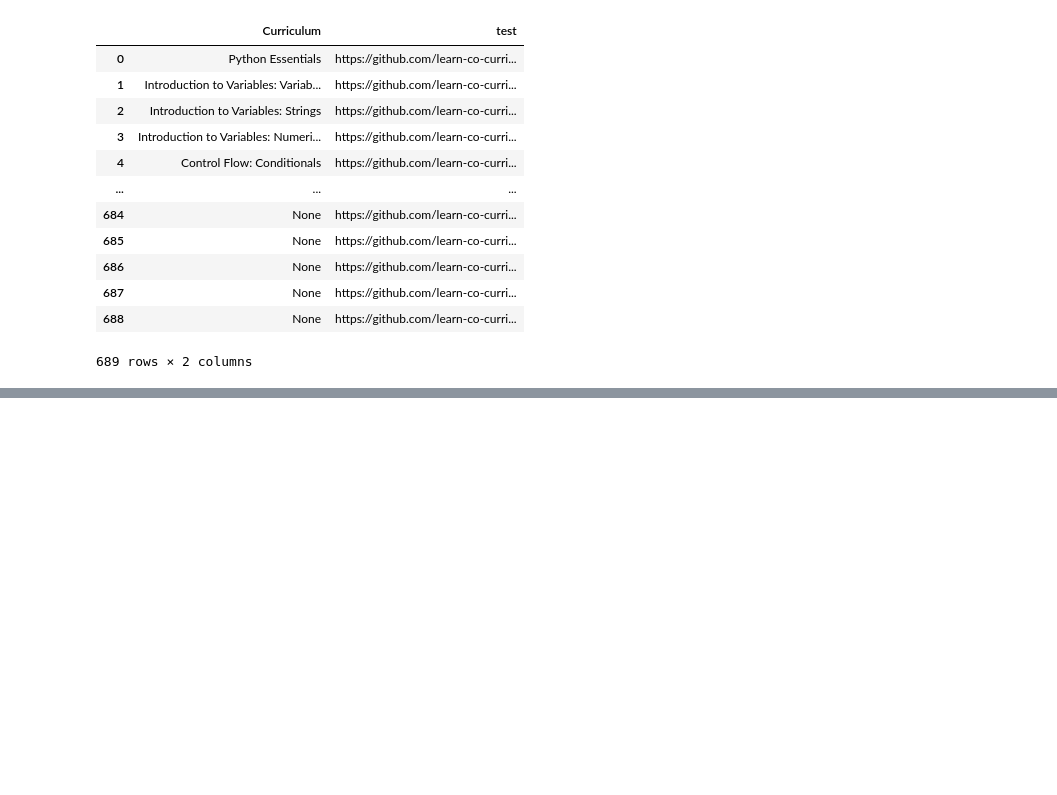
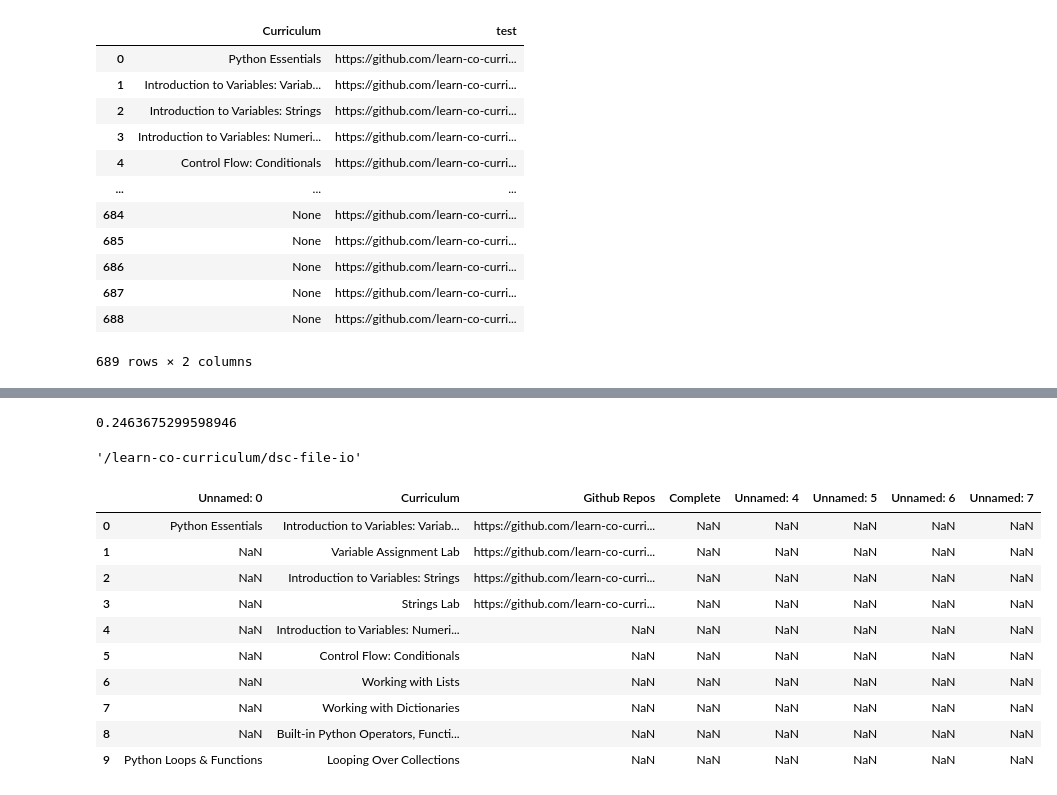
Before and after one commit to drummondjason/scraping_tests, a Jupyter notebook: GitHub-scraping.ipynb, the cells around one changed output, grey strips where cells are left out. Saved outputs shown, nothing was run; the diff lists cells and outputs as text; code cells hidden in the pictures; blank space fills up the shorter version.

Commit message:
added spacy functionality

```diff
--- a/GitHub-scraping.ipynb
+++ b/GitHub-scraping.ipynb
@@ -244,0 +322,24 @@ new_df.to_excel("DSC.xlsx")
+# %%
+doc1.similarity(doc2)
+# %% [output]
+0.2463675299598946
+# %%
+readings[0]
+# %% [output]
+'/learn-co-curriculum/dsc-file-io'
+# %%
+df = pd.read_excel('DSC.xlsx')
+# %%
+df.head(10)
+# %% [output]
+|  | Unnamed: 0 | Curriculum | Github Repos | Complete | Unnamed: 4 | Unnamed: 5 | Unnamed: 6 | Unnamed: 7 |
+| 0 | Python Essentials | Introduction to Variables: Variab... | https://github.com/learn-co-curri... | NaN | NaN | NaN | NaN | NaN |
+| 1 | NaN | Variable Assignment Lab | https://github.com/learn-co-curri... | NaN | NaN | NaN | NaN | NaN |
+| 2 | NaN | Introduction to Variables: Strings | https://github.com/learn-co-curri... | NaN | NaN | NaN | NaN | NaN |
+| 3 | NaN | Strings Lab | https://github.com/learn-co-curri... | NaN | NaN | NaN | NaN | NaN |
+| 4 | NaN | Introduction to Variables: Numeri... | NaN | NaN | NaN | NaN | NaN | NaN |
+| 5 | NaN | Control Flow: Conditionals | NaN | NaN | NaN | NaN | NaN | NaN |
+| 6 | NaN | Working with Lists | NaN | NaN | NaN | NaN | NaN | NaN |
+| 7 | NaN | Working with Dictionaries | NaN | NaN | NaN | NaN | NaN | NaN |
+| 8 | NaN | Built-in Python Operators, Functi... | NaN | NaN | NaN | NaN | NaN | NaN |
+| 9 | Python Loops & Functions | Looping Over Collections | NaN | NaN | NaN | NaN | NaN | NaN |
```
Also changed, not shown: parts of 43 cells of this notebook, 3 other files.
